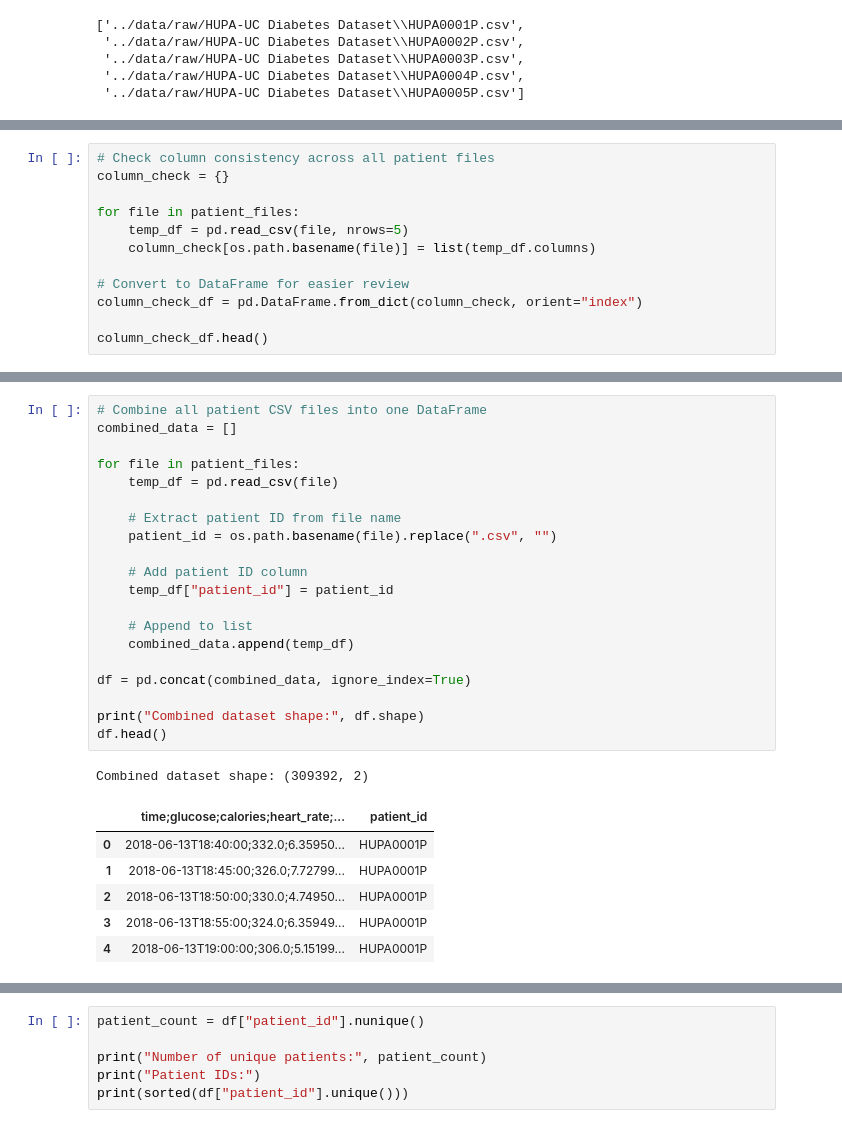
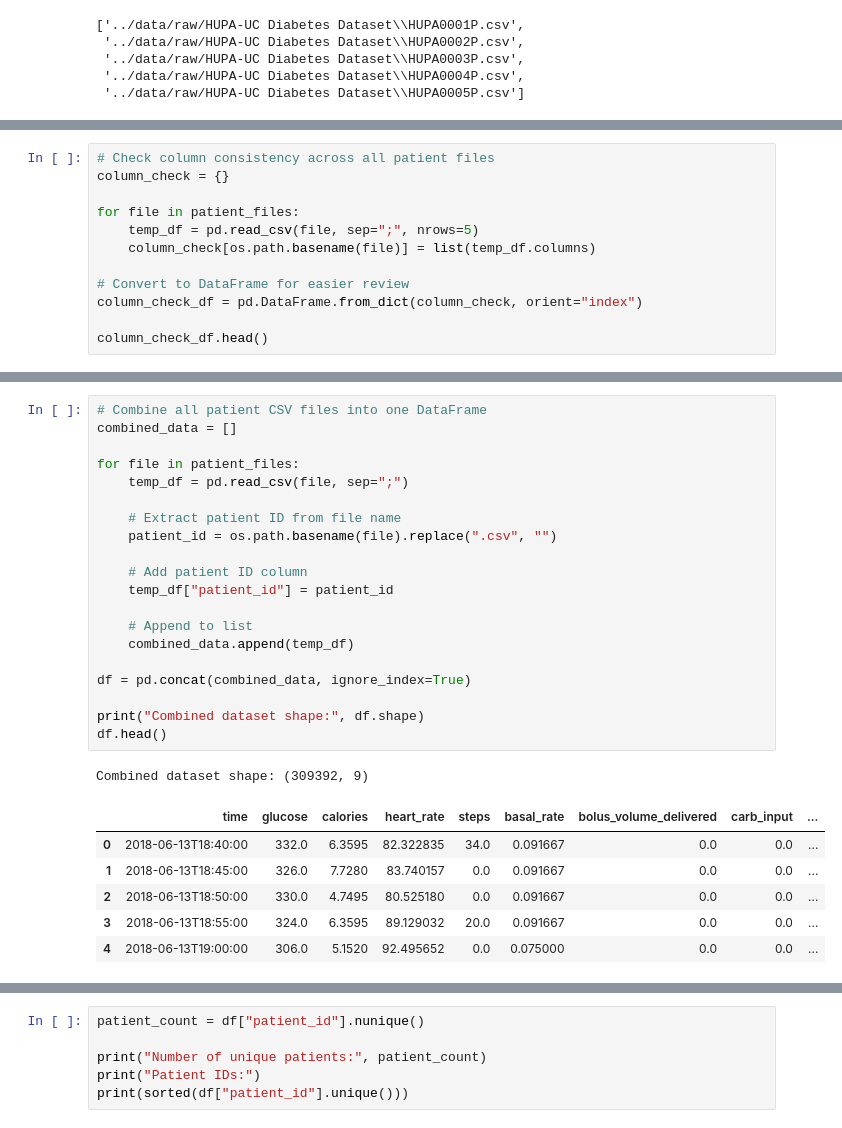
Before and after one commit to HumsShaik/glucovision-analytics, a Jupyter notebook: notebooks/02_data_understanding.ipynb, the cells around one changed output, grey strips where cells are left out. Saved outputs shown, nothing was run; the diff lists cells and outputs as text.

```diff
--- a/notebooks/02_data_understanding.ipynb
+++ b/notebooks/02_data_understanding.ipynb
@@ -436,7 +448,7 @@ If one file has missing or extra columns, the combined dataset may contain incor
 column_check = {}
 
 for file in patient_files:
-    temp_df = pd.read_csv(file, nrows=5)
+    temp_df = pd.read_csv(file, sep=";", nrows=5)
     column_check[os.path.basename(file)] = list(temp_df.columns)
 
 # Convert to DataFrame for easier review
@@ -483,29 +495,29 @@ Without combining files, we would only analyze one patient at a time and miss br
 # %%
 # Combine all patient CSV files into one DataFrame
 combined_data = []
 
 for file in patient_files:
-    temp_df = pd.read_csv(file)
+    temp_df = pd.read_csv(file, sep=";")
 
     # Extract patient ID from file name
     patient_id = os.path.basename(file).replace(".csv", "")
 
     # Add patient ID column
     temp_df["patient_id"] = patient_id
 
     # Append to list
     combined_data.append(temp_df)
 
 df = pd.concat(combined_data, ignore_index=True)
 
 print("Combined dataset shape:", df.shape)
 df.head()
 # %% [output]
-Combined dataset shape: (309392, 2)
+Combined dataset shape: (309392, 9)
-|  | time;glucose;calories;heart_rate;... | patient_id |
-| 0 | 2018-06-13T18:40:00;332.0;6.35950... | HUPA0001P |
-| 1 | 2018-06-13T18:45:00;326.0;7.72799... | HUPA0001P |
-| 2 | 2018-06-13T18:50:00;330.0;4.74950... | HUPA0001P |
-| 3 | 2018-06-13T18:55:00;324.0;6.35949... | HUPA0001P |
-| 4 | 2018-06-13T19:00:00;306.0;5.15199... | HUPA0001P |
+|  | time | glucose | calories | heart_rate | steps | basal_rate | bolus_volume_delivered | carb_input | ... |
+| 0 | 2018-06-13T18:40:00 | 332.0 | 6.3595 | 82.322835 | 34.0 | 0.091667 | 0.0 | 0.0 | ... |
+| 1 | 2018-06-13T18:45:00 | 326.0 | 7.7280 | 83.740157 | 0.0 | 0.091667 | 0.0 | 0.0 | ... |
+| 2 | 2018-06-13T18:50:00 | 330.0 | 4.7495 | 80.525180 | 0.0 | 0.091667 | 0.0 | 0.0 | ... |
+| 3 | 2018-06-13T18:55:00 | 324.0 | 6.3595 | 89.129032 | 20.0 | 0.091667 | 0.0 | 0.0 | ... |
+| 4 | 2018-06-13T19:00:00 | 306.0 | 5.1520 | 92.495652 | 0.0 | 0.075000 | 0.0 | 0.0 | ... |
 # %% [markdown]
```
Also changed, not shown: parts of 47 cells of this notebook, 2 other files.
